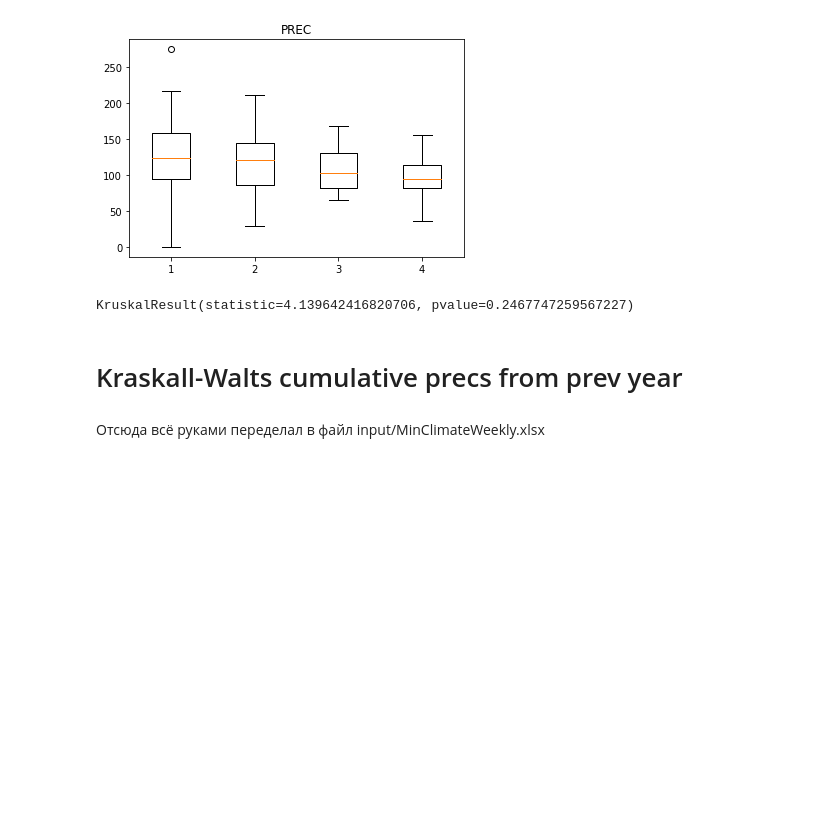
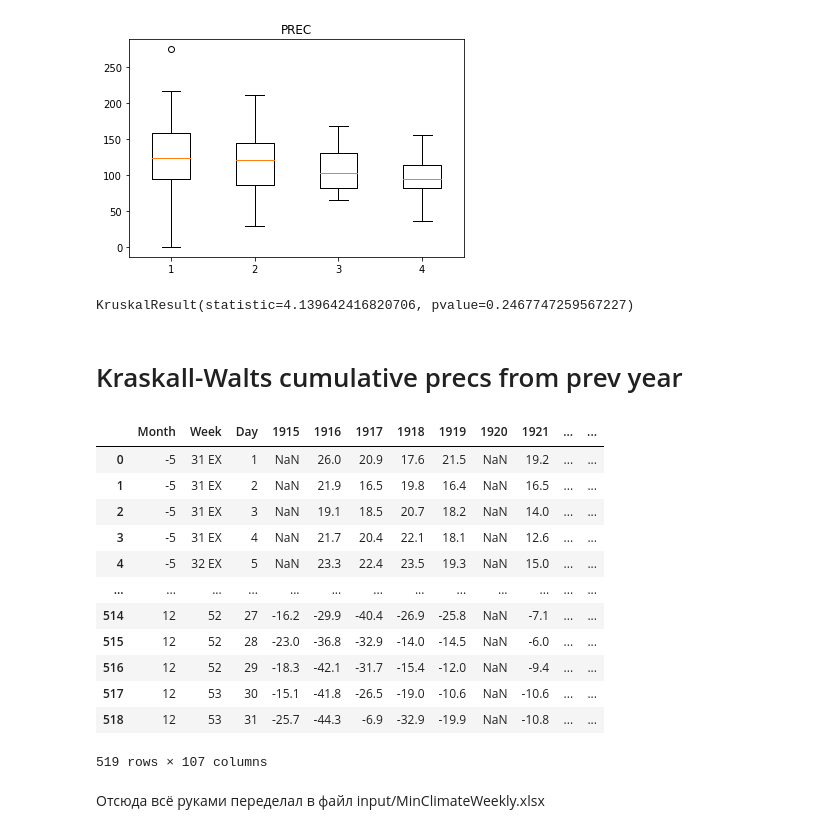
Before and after one commit to mikewellmeansme/TracheidClustering, a Jupyter notebook: notebooks/climate_experiment.ipynb, the cells around one changed output. Saved outputs shown, nothing was run; the diff lists cells and outputs as text; code cells hidden in the pictures; blank space fills up the shorter version.

```diff
--- a/notebooks/climate_experiment.ipynb
+++ b/notebooks/climate_experiment.ipynb
@@ -41,6 +41,22 @@ KruskalResult(statistic=4.139642416820706, pvalue=0.2467747259567227)
 # %%
 min_temp_M = pd.read_excel('../input/MinClimate_MODIFIED.xlsx', sheet_name='TEMP_MOD')
 min_prec_M = pd.read_excel('../input/MinClimate_MODIFIED.xlsx', sheet_name='PREC_MOD')
+# %%
+min_temp_M
+# %% [output]
+|  | Month | Week | Day | 1915 | 1916 | 1917 | 1918 | 1919 | 1920 | 1921 | ... | ... |
+| 0 | -5 | 31 EX | 1 | NaN | 26.0 | 20.9 | 17.6 | 21.5 | NaN | 19.2 | ... | ... |
+| 1 | -5 | 31 EX | 2 | NaN | 21.9 | 16.5 | 19.8 | 16.4 | NaN | 16.5 | ... | ... |
+| 2 | -5 | 31 EX | 3 | NaN | 19.1 | 18.5 | 20.7 | 18.2 | NaN | 14.0 | ... | ... |
+| 3 | -5 | 31 EX | 4 | NaN | 21.7 | 20.4 | 22.1 | 18.1 | NaN | 12.6 | ... | ... |
+| 4 | -5 | 32 EX | 5 | NaN | 23.3 | 22.4 | 23.5 | 19.3 | NaN | 15.0 | ... | ... |
+| ... | ... | ... | ... | ... | ... | ... | ... | ... | ... | ... | ... | ... |
+| 514 | 12 | 52 | 27 | -16.2 | -29.9 | -40.4 | -26.9 | -25.8 | NaN | -7.1 | ... | ... |
+| 515 | 12 | 52 | 28 | -23.0 | -36.8 | -32.9 | -14.0 | -14.5 | NaN | -6.0 | ... | ... |
+| 516 | 12 | 52 | 29 | -18.3 | -42.1 | -31.7 | -15.4 | -12.0 | NaN | -9.4 | ... | ... |
+| 517 | 12 | 53 | 30 | -15.1 | -41.8 | -26.5 | -19.0 | -10.6 | NaN | -10.6 | ... | ... |
+| 518 | 12 | 53 | 31 | -25.7 | -44.3 | -6.9 | -32.9 | -19.9 | NaN | -10.8 | ... | ... |
+519 rows × 107 columns
 # %%
 mean_temp = None
 sum_prec = None
```
Also changed, not shown: parts of 6 cells of this notebook.
